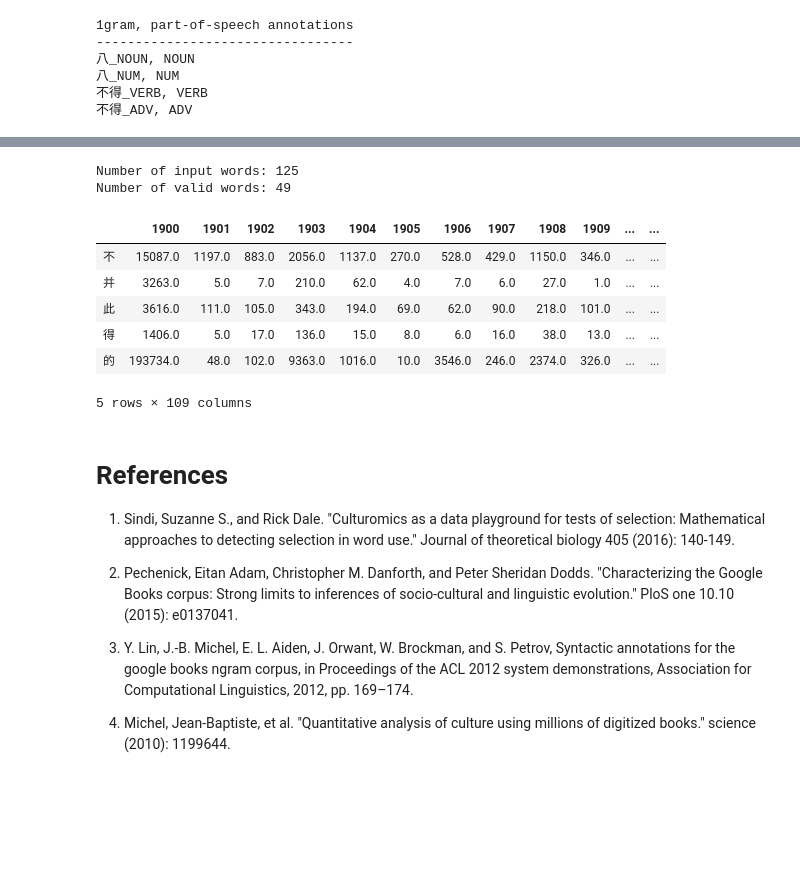
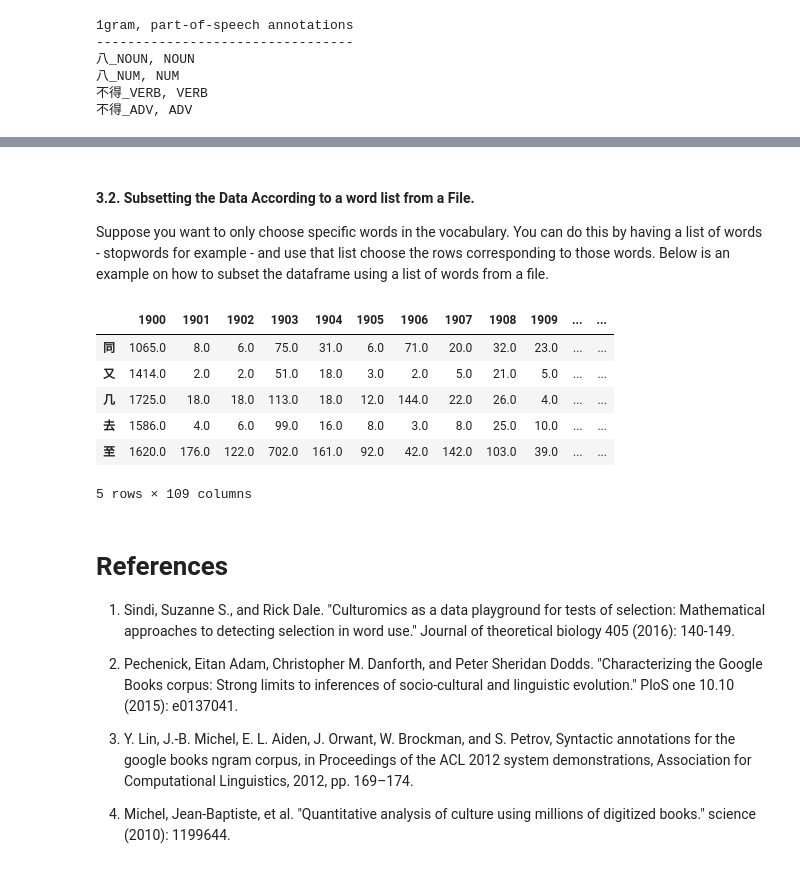
Before and after one commit to stressosaurus/raw-data-google-ngram, a Jupyter notebook: INSTRUCTIONS.ipynb, the cells around one changed output, grey strips where cells are left out. Saved outputs shown, nothing was run; the diff lists cells and outputs as text; code cells hidden in the pictures; blank space fills up the shorter version.

Commit message:
updated the subsetting method

```diff
--- a/INSTRUCTIONS.ipynb
+++ b/INSTRUCTIONS.ipynb
@@ -321,20 +305,25 @@ The output is a subset dataframe from the input dataframe where the rows are cho
+# %% [markdown]
+#### 3.2. Subsetting the Data According to a word list from a File.
+
+Suppose you want to only choose specific words in the vocabulary. You can do this by having a list of words - stopwords for example - and use that list choose the rows corresponding to those words. Below is an example on how to subset the dataframe using a list of words from a file.
 # %%
-import googleNgram as gn
 n = '1'
 l = 'chi-sim'
 D = gn.read(n,l,ignore_case=True,restriction=True,annotation=False)
-D_subset = gn.get_subset(DataFrame=D['rscore'],file_path='1gram-list/1gram-list-stop-word-chi-sim')
-D_subset.head(5) # prints only 5 rows
+R = D['rscore']
+with open('1gram-list/stopwords/'+l,encoding='utf8') as file:
+    stopword_list = list(file.read())
+stopword_list = set([i for i in stopword_list if i != '\n'])
+R_subset = R.loc[stopword_list.intersection(R.index)]
+R_subset.head(5) # prints only 5 rows
 # %% [output]
+|  | 1900 | 1901 | 1902 | 1903 | 1904 | 1905 | 1906 | 1907 | 1908 | 1909 | ... | ... |
+| 同 | 1065.0 | 8.0 | 6.0 | 75.0 | 31.0 | 6.0 | 71.0 | 20.0 | 32.0 | 23.0 | ... | ... |
+| 又 | 1414.0 | 2.0 | 2.0 | 51.0 | 18.0 | 3.0 | 2.0 | 5.0 | 21.0 | 5.0 | ... | ... |
+| 几 | 1725.0 | 18.0 | 18.0 | 113.0 | 18.0 | 12.0 | 144.0 | 22.0 | 26.0 | 4.0 | ... | ... |
+| 去 | 1586.0 | 4.0 | 6.0 | 99.0 | 16.0 | 8.0 | 3.0 | 8.0 | 25.0 | 10.0 | ... | ... |
+| 至 | 1620.0 | 176.0 | 122.0 | 702.0 | 161.0 | 92.0 | 42.0 | 142.0 | 103.0 | 39.0 | ... | ... |
-Number of input words: 125
-Number of valid words: 49
+5 rows × 109 columns
-|  | 1900 | 1901 | 1902 | 1903 | 1904 | 1905 | 1906 | 1907 | 1908 | 1909 | ... | ... |
-| 不 | 15087.0 | 1197.0 | 883.0 | 2056.0 | 1137.0 | 270.0 | 528.0 | 429.0 | 1150.0 | 346.0 | ... | ... |
-| 并 | 3263.0 | 5.0 | 7.0 | 210.0 | 62.0 | 4.0 | 7.0 | 6.0 | 27.0 | 1.0 | ... | ... |
-| 此 | 3616.0 | 111.0 | 105.0 | 343.0 | 194.0 | 69.0 | 62.0 | 90.0 | 218.0 | 101.0 | ... | ... |
-| 得 | 1406.0 | 5.0 | 17.0 | 136.0 | 15.0 | 8.0 | 6.0 | 16.0 | 38.0 | 13.0 | ... | ... |
-| 的 | 193734.0 | 48.0 | 102.0 | 9363.0 | 1016.0 | 10.0 | 3546.0 | 246.0 | 2374.0 | 326.0 | ... | ... |
-5 rows × 109 columns
 # %% [markdown]
 # References
 
```
Also changed, not shown: parts of 4 cells of this notebook, 14 other files.
